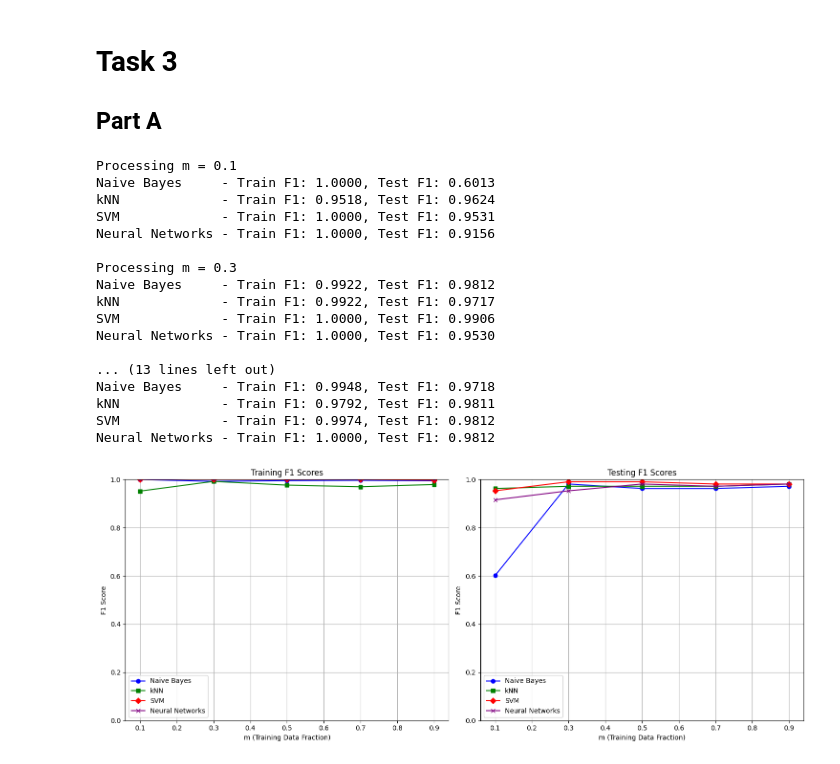
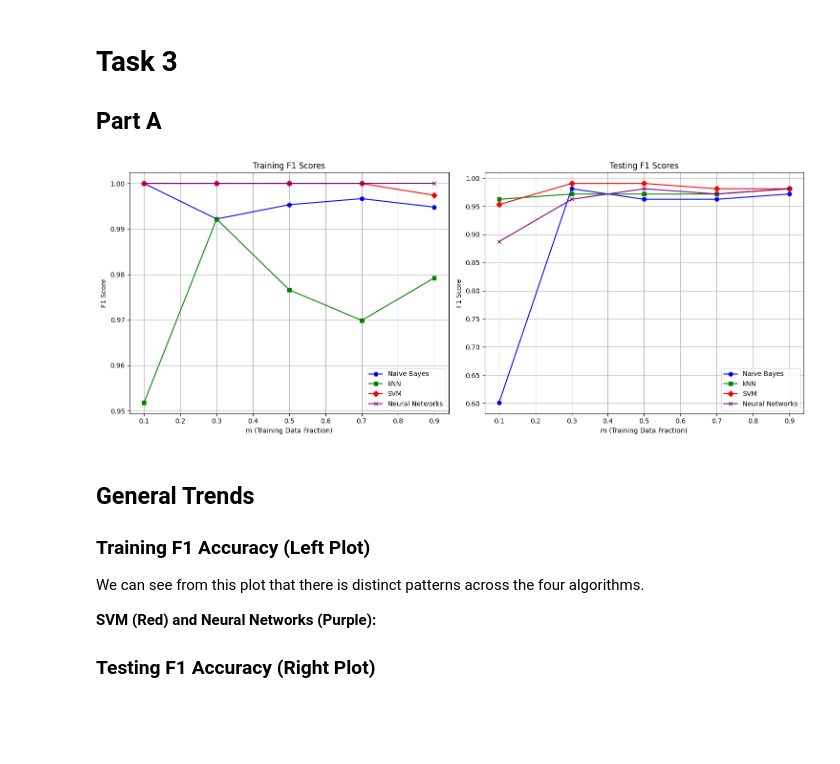
Before and after one commit to M3Rain/361_A3, a Jupyter notebook: task3.ipynb, the cells around one changed output. Drawn from its saved outputs; the diff is of its cells as text; code cells hidden in the pictures; blank space fills up the shorter version.

```diff
--- a/task3.ipynb
+++ b/task3.ipynb
@@ -90,7 +90,7 @@ def plot_results(m_list, results):
     plot1.set_title('Training F1 Scores')
     plot1.legend()
     plot1.grid(True)
-    plot1.set_ylim(0, 1)
+    # plot1.set_ylim(0, 1)
 
     # Testing plot
     for _, (name, colour, marker) in enumerate(zip(results.keys(), colours, markers)):
@@ -101,7 +101,7 @@ def plot_results(m_list, results):
     plot2.set_title('Testing F1 Scores')
     plot2.legend()
     plot2.grid(True)
-    plot2.set_ylim(0, 1)
+    # plot2.set_ylim(0, 1)
 
     plt.tight_layout()
     plt.show()
@@ -113,48 +113,39 @@ def main():
         'Naive Bayes': {'train': [], 'test': []},
         'kNN': {'train': [], 'test': []},
         'SVM': {'train': [], 'test': []},
         'Neural Networks': {'train': [], 'test': []}
     }
 
     for m in m_list:
         # print(f'Processing m = {m}')
         X_train_vec, y_train_m, X_test_vec, y_test = preprocess_data(train_df, test_df, m)
 
         # Train and evaluate all models
         models = {
             'Naive Bayes': train_NB(X_train_vec, y_train_m),
             'kNN': train_kNN(X_train_vec, y_train_m),
             'SVM': train_SVM(X_train_vec, y_train_m),
             'Neural Networks': train_NN(X_train_vec, y_train_m)
         }
 
         for name, model in models.items():
             train_f1, test_f1 = evaluate_model(model, X_train_vec, y_train_m, X_test_vec, y_test)
             results[name]['train'].append(train_f1)
             results[name]['test'].append(test_f1)
             # print(f'{pad_string(name)} - Train F1: {train_f1:.4f}, Test F1: {test_f1:.4f}')
         # print()
 
     # Plot results
     plot_results(m_list, results)
 
 main()
 # %% [output]
-Processing m = 0.1
-Naive Bayes     - Train F1: 1.0000, Test F1: 0.6013
-kNN             - Train F1: 0.9518, Test F1: 0.9624
-SVM             - Train F1: 1.0000, Test F1: 0.9531
-Neural Networks - Train F1: 1.0000, Test F1: 0.9156
-
-Processing m = 0.3
-Naive Bayes     - Train F1: 0.9922, Test F1: 0.9812
-kNN             - Train F1: 0.9922, Test F1: 0.9717
-SVM             - Train F1: 1.0000, Test F1: 0.9906
-Neural Networks - Train F1: 1.0000, Test F1: 0.9530
-
-... (13 lines left out)
-Naive Bayes     - Train F1: 0.9948, Test F1: 0.9718
-kNN             - Train F1: 0.9792, Test F1: 0.9811
-SVM             - Train F1: 0.9974, Test F1: 0.9812
-Neural Networks - Train F1: 1.0000, Test F1: 0.9812
-[figure, old version]
+[figure, new version]
+# %% [markdown]
+## General Trends
+### Training F1 Accuracy (Left Plot)
+We can see from this plot that there is distinct patterns across the four algorithms.
+
+**SVM (Red) and Neural Networks (Purple):**
+
+### Testing F1 Accuracy (Right Plot)
```
